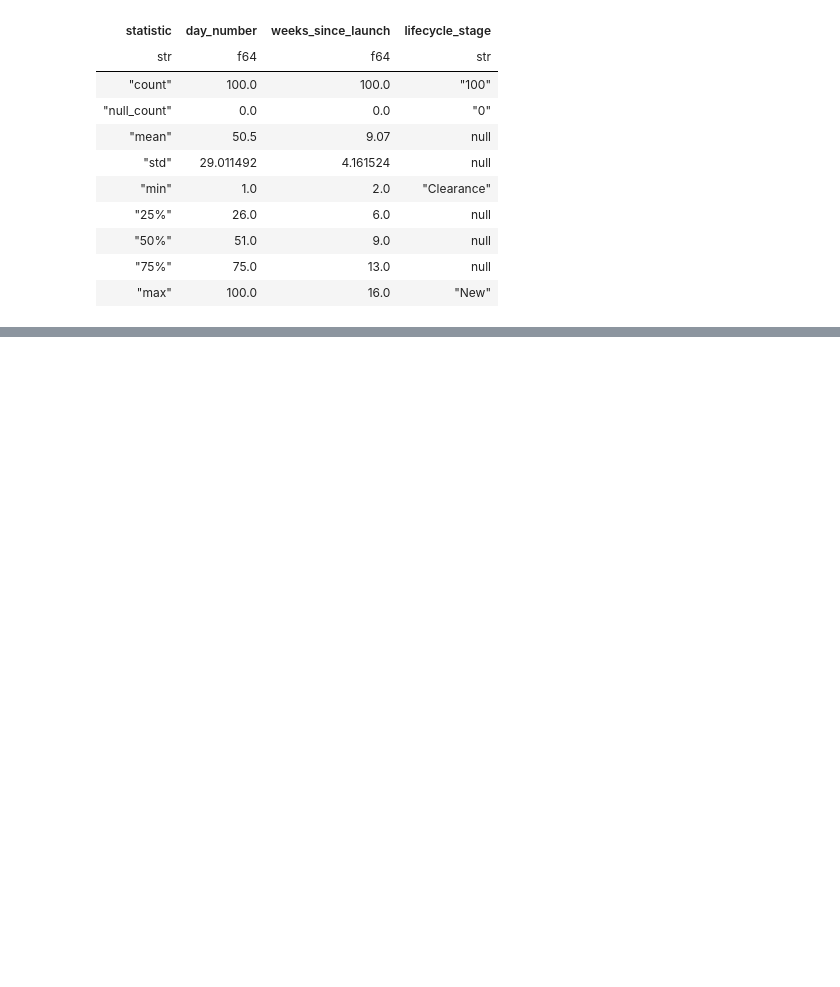
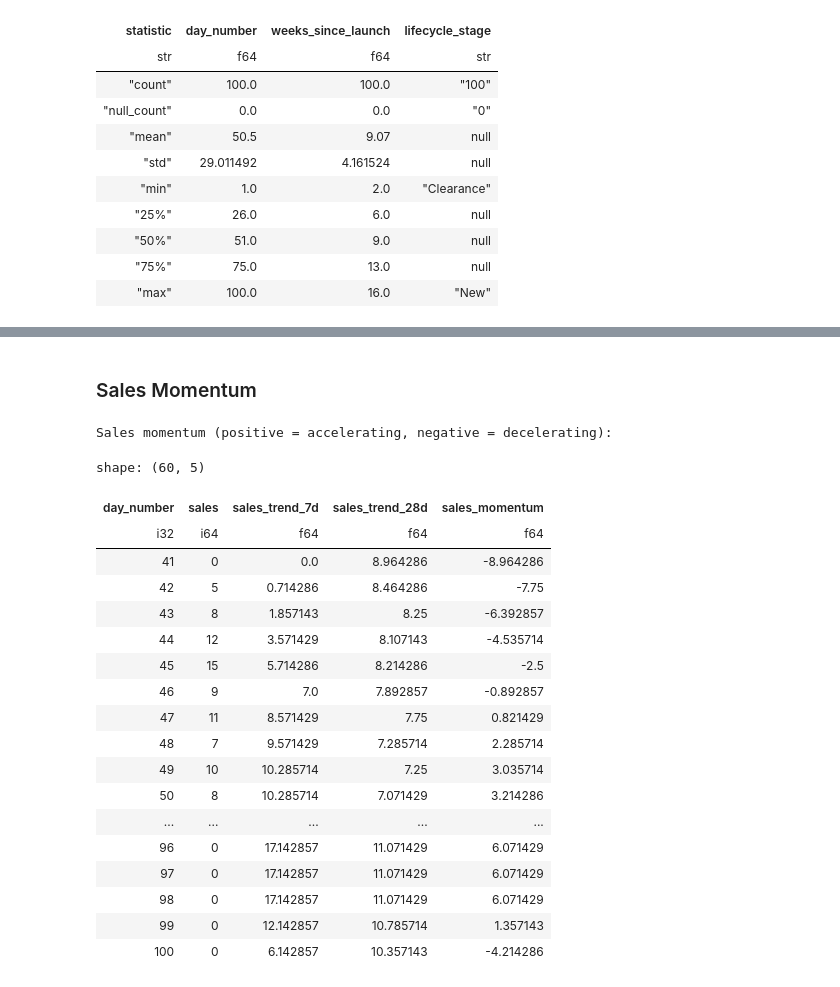
Before and after one commit to dany-stefan/jesta_workspace, a Jupyter notebook: dany_stefan_ml_assessment/tmp_answers_part2.ipynb, the cells around one changed output, grey strips where cells are left out. Cells and saved outputs as stored; diff of their text form; code cells hidden in the pictures; blank space fills up the shorter version.

```diff
--- a/dany_stefan_ml_assessment/tmp_answers_part2.ipynb
+++ b/dany_stefan_ml_assessment/tmp_answers_part2.ipynb
@@ -543,0 +496,48 @@ SchemaError: invalid series dtype: expected `String`, got `date` for series with
+# %% [markdown]
+### Sales Momentum
+# %%
+# Sales trend: Compare recent (7-day) vs longer (28-day) trend
+
+# Handle null values before rolling calculations
+df = df.with_columns([
+    pl.col("sales").fill_null(0).alias("sales_filled")
+])
+
+df = df.with_columns([
+    pl.col("sales_filled").rolling_mean(window_size=7, min_samples=1).alias("sales_trend_7d"),
+    pl.col("sales_filled").rolling_mean(window_size=28, min_samples=1).alias("sales_trend_28d")
+])
+
+# Compare trends: positive if recent trend > longer trend (momentum up) (similar to MACD concept)
+df = df.with_columns([
+    (pl.col("sales_trend_7d") - pl.col("sales_trend_28d")).alias("sales_momentum")
+])
+# Pandas equivalent:
+# df['sales_filled'] = df['sales'].fillna(0)
+# df['sales_trend_7d'] = df['sales_filled'].rolling(7, min_periods=1).mean()
+# df['sales_trend_28d'] = df['sales_filled'].rolling(28, min_periods=1).mean()
+# df['sales_momentum'] = df['sales_trend_7d'] - df['sales_trend_28d']
+
+print("Sales momentum (positive = accelerating, negative = decelerating):")
+df.select(["day_number", "sales", "sales_trend_7d", "sales_trend_28d", "sales_momentum"]).tail(60)
+# %% [output]
+Sales momentum (positive = accelerating, negative = decelerating):
+shape: (60, 5)
+| day_number | sales | sales_trend_7d | sales_trend_28d | sales_momentum |
+| i32 | i64 | f64 | f64 | f64 |
+| 41 | 0 | 0.0 | 8.964286 | -8.964286 |
+| 42 | 5 | 0.714286 | 8.464286 | -7.75 |
+| 43 | 8 | 1.857143 | 8.25 | -6.392857 |
+| 44 | 12 | 3.571429 | 8.107143 | -4.535714 |
+| 45 | 15 | 5.714286 | 8.214286 | -2.5 |
+| 46 | 9 | 7.0 | 7.892857 | -0.892857 |
+| 47 | 11 | 8.571429 | 7.75 | 0.821429 |
+| 48 | 7 | 9.571429 | 7.285714 | 2.285714 |
+| 49 | 10 | 10.285714 | 7.25 | 3.035714 |
+| 50 | 8 | 10.285714 | 7.071429 | 3.214286 |
+| ... | ... | ... | ... | ... |
+| 96 | 0 | 17.142857 | 11.071429 | 6.071429 |
+| 97 | 0 | 17.142857 | 11.071429 | 6.071429 |
+| 98 | 0 | 17.142857 | 11.071429 | 6.071429 |
+| 99 | 0 | 12.142857 | 10.785714 | 1.357143 |
+| 100 | 0 | 6.142857 | 10.357143 | -4.214286 |
```
Also changed, not shown: parts of 18 cells of this notebook.
